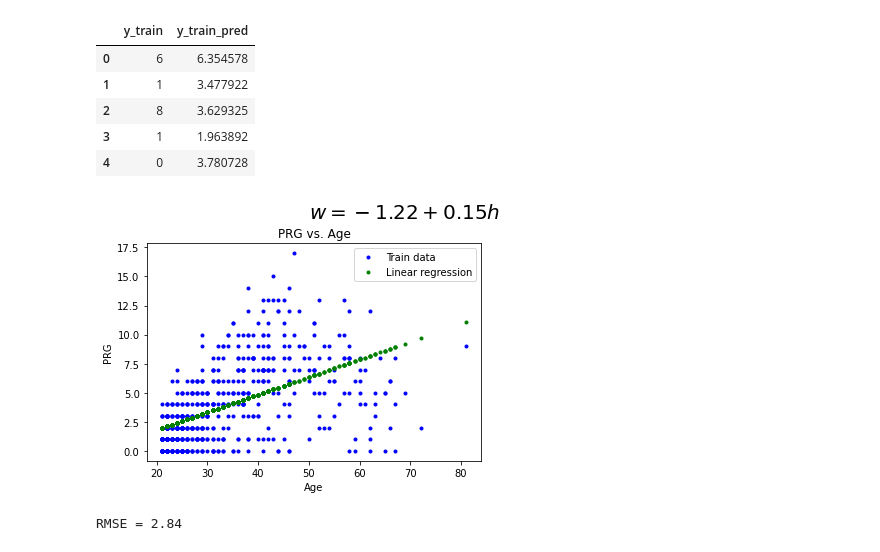
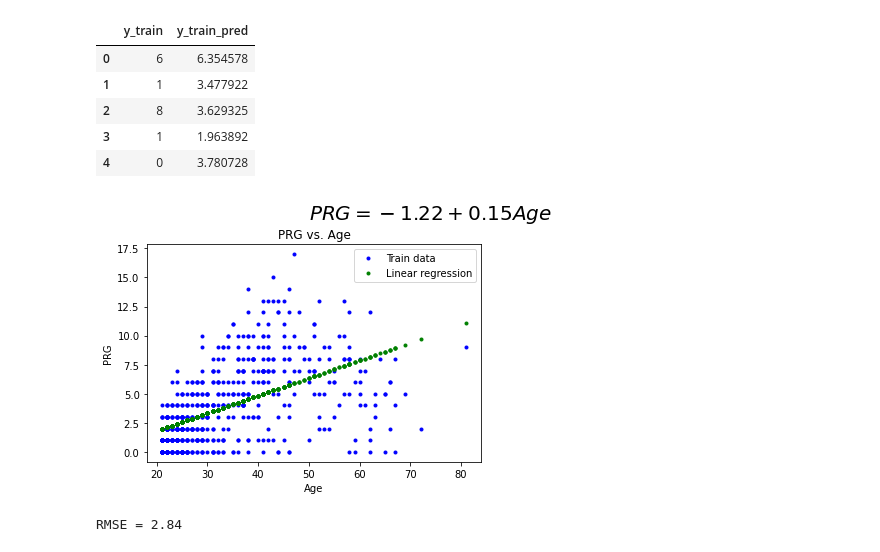
Before and after one commit to doctorf72/Naya_ML_RegressionProject, a Jupyter notebook: Regression_Project.ipynb, the cells around one changed output. Drawn from its saved outputs; the diff is of its cells as text; code cells hidden in the pictures.

```diff
--- a/Regression_Project.ipynb
+++ b/Regression_Project.ipynb
@@ -123,16 +123,16 @@ pd.DataFrame({'y_train': y_train, 'y_train_pred': y_train_pred}).head()
 # %%
 plt.figure()
 plt.plot(X_train.Age, y_train, '.b')
 plt.plot(X_train.Age, y_train_pred,
          linewidth=3, color='g', ls='', marker='.')
 plt.xlabel('Age')
 plt.ylabel('PRG')
 plt.title('PRG vs. Age')
 plt.legend(['Train data', 'Linear regression'], loc='best')
-plt.text(50, 20, '$w={:.2f}+{:.2f}h$'\
+plt.text(50, 20, '$PRG={:.2f}+{:.2f}Age$'\
          .format(model.intercept_, model.coef_[0]), fontsize=20);
 # %% [output]
-[figure, old version]
+[figure, new version]
 # %%
 age_rmse = np.sqrt(mean_squared_error(y_train, y_train_pred))
 print(f"RMSE = {age_rmse:.2f}")
```
